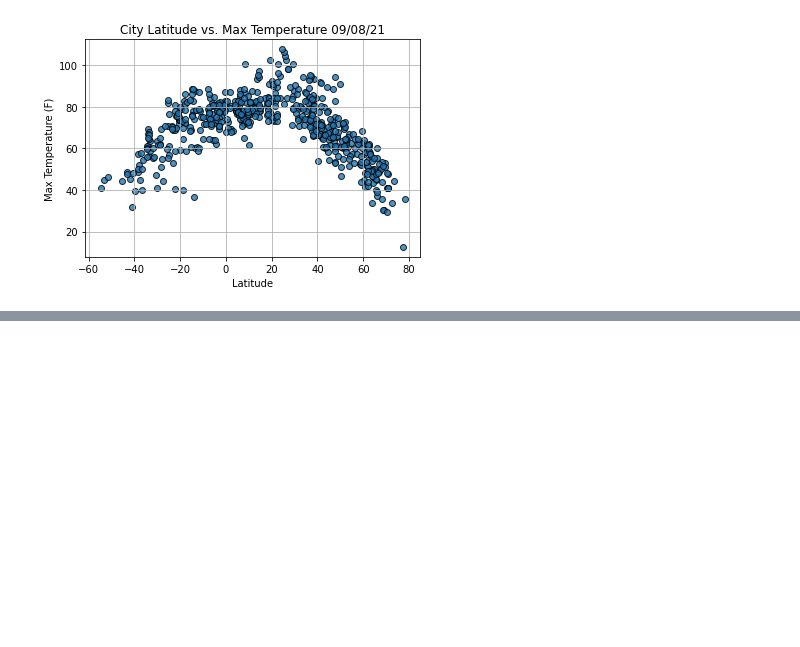
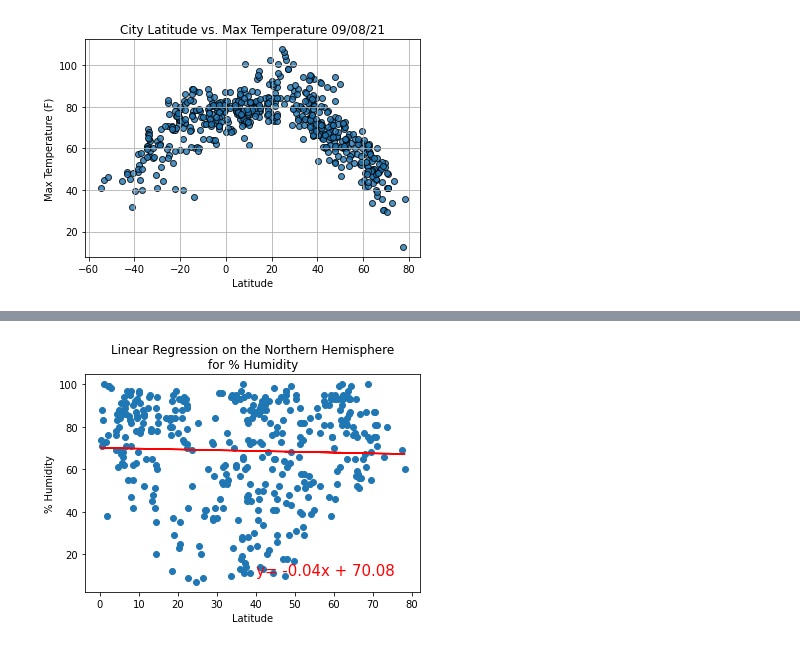
Before and after one commit to lbelnap20/World_Weather_Analysis, a Jupyter notebook: WeatherPy.ipynb, the cells around one changed output, grey strips where cells are left out. Saved outputs shown, nothing was run; the diff lists cells and outputs as text; code cells hidden in the pictures; blank space fills up the shorter version.

```diff
--- a/WeatherPy.ipynb
+++ b/WeatherPy.ipynb
@@ -202,0 +269,10 @@ plt.show()
+# %%
+# Linear regression on the Northern Hemisphere
+x_values = northernHemi_df["Lat"]
+y_values = northernHemi_df["Humidity"]
+# Call the function.
+plotLinearReg(x_values, y_values,
+                       'Linear Regression on the Northern Hemisphere\nfor % Humidity',
+              '% Humidity',(40,10))
+# %% [output]
+[figure, added]
```
Also changed, not shown: parts of 14 cells of this notebook.
